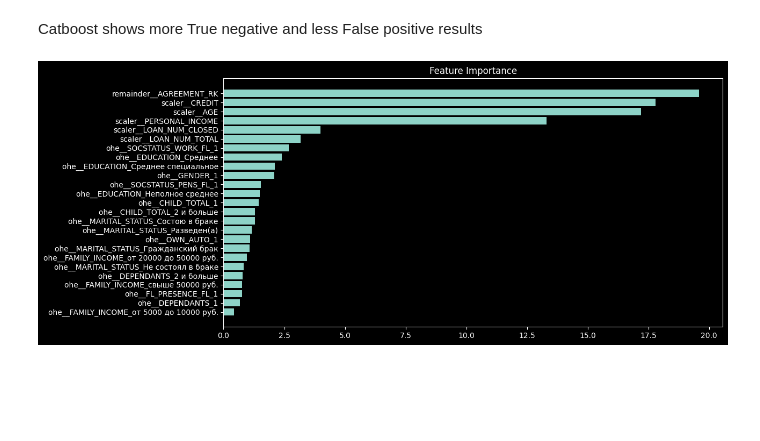
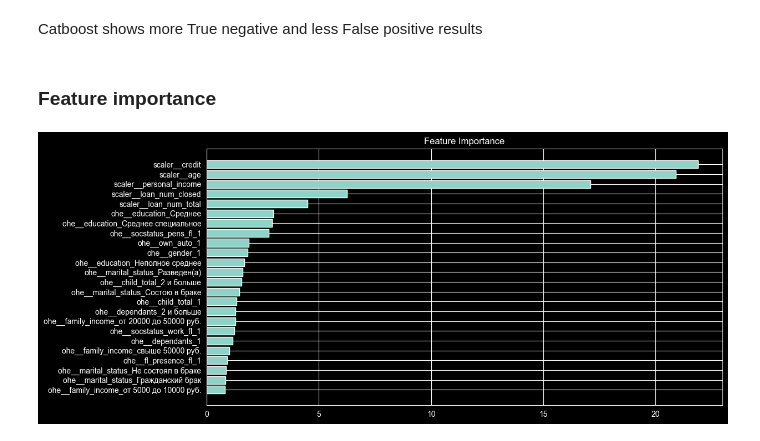
Before and after one commit to valfrank/propensity_model_for_bank, a Jupyter notebook: Model_training.ipynb, the cells around one changed output. Saved outputs shown, nothing was run; the diff lists cells and outputs as text; code cells hidden in the pictures; blank space fills up the shorter version.

```diff
--- a/Model_training.ipynb
+++ b/Model_training.ipynb
@@ -47,6 +46,8 @@ data.head()
 | 2 | 61050759 | 64 | 0 | Среднее специальное | Состою в браке | 2 и больше | 0 | 1 | ... |
 | 3 | 62079659 | 54 | 1 | Среднее специальное | Состою в браке | 0 | 0 | 1 | ... |
 | 4 | 66583553 | 26 | 0 | Среднее специальное | Состою в браке | 1 | 1 | 1 | ... |
+# %%
+data.columns = map(str.lower, data.columns)
 # %%
 data.info()
 # %% [output]
@@ -68,8 +69,8 @@ Data columns (total 17 columns):
 dtypes: int64(12), object(5)
 memory usage: 1.9+ MB
 # %%
-features_data = data.drop(['TARGET'], axis=1)
-target_data = data['TARGET']
+features_data = data.drop(['target', 'agreement_rk'], axis=1)
+target_data = data['target']
 # %% [markdown]
 ## Data preprocessing
 # %% [markdown]
@@ -84,10 +84,10 @@ y_train.hist()
 # %% [markdown]
 Scale numeric columns and coding categorical features
 # %%
-numeric = ['AGE', 'PERSONAL_INCOME', 'CREDIT', 'LOAN_NUM_TOTAL', 'LOAN_NUM_CLOSED']
-categorical = ['GENDER', 'EDUCATION', 'MARITAL_STATUS', 'CHILD_TOTAL', 'DEPENDANTS',
-               'SOCSTATUS_WORK_FL', 'SOCSTATUS_PENS_FL', 'OWN_AUTO',
-               'FL_PRESENCE_FL', 'FAMILY_INCOME']
+numeric = ['age', 'personal_income', 'credit', 'loan_num_total', 'loan_num_closed']
+categorical = ['gender', 'education', 'marital_status',
+       'child_total', 'dependants', 'socstatus_work_fl', 'socstatus_pens_fl',
+       'own_auto', 'fl_presence_fl', 'family_income']
 # %%
 col_transformer = ColumnTransformer(
     transformers=[
@@ -306,12 +330,12 @@ The model is good at recognizing clients who will not response to bank. There ar
 Train another classification model with hyperparameter tuning
 # %%
-model = CatBoostClassifier(loss_function='Logloss', eval_metric='Accuracy', iterations=500)
+cb_model = CatBoostClassifier(loss_function='Logloss', eval_metric='Accuracy', iterations=500)
 
 grid = {'learning_rate': [0.01, 0.03, 0.1],
         'depth': [4, 6, 10],
         'l2_leaf_reg': [1, 3, 5, 7, 9]}
 
-grid_search_result = model.grid_search(grid,
+cb_grid_search_result = cb_model.grid_search(grid,
                                        X=X_train,
                                        y=y_train,
                                        cv=3)
@@ -375,11 +443,13 @@ plt.show()
 # %% [markdown]
 Catboost shows more True negative and less False positive results
+# %% [markdown]
+### Feature importance
 # %%
-feature_importance = model.feature_importances_
+feature_importance = cb_model.feature_importances_
 sorted_idx = np.argsort(feature_importance)
 fig = plt.figure(figsize=(12, 6))
 plt.barh(range(len(sorted_idx)), feature_importance[sorted_idx], align='center')
 plt.yticks(range(len(sorted_idx)), col_transformer.get_feature_names_out()[sorted_idx])
 plt.title('Feature Importance');
 # %% [output]
-[figure, old version]
+[figure, new version]
```
Also changed, not shown: parts of 50 cells of this notebook.
